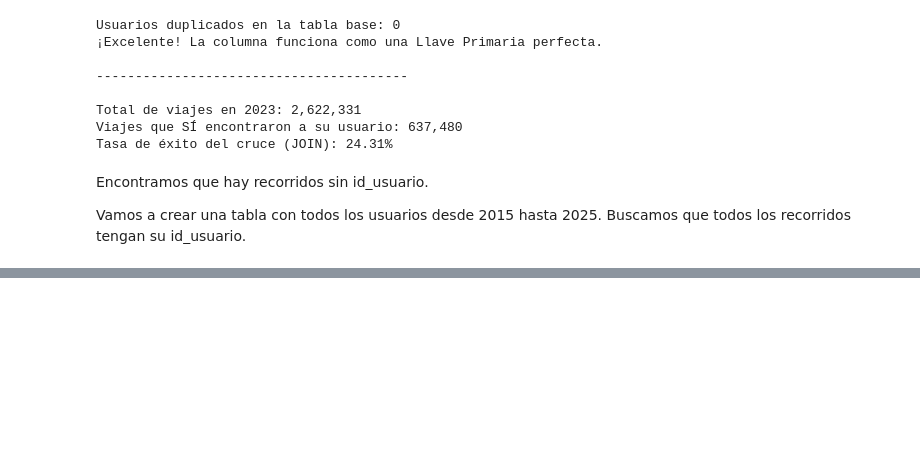
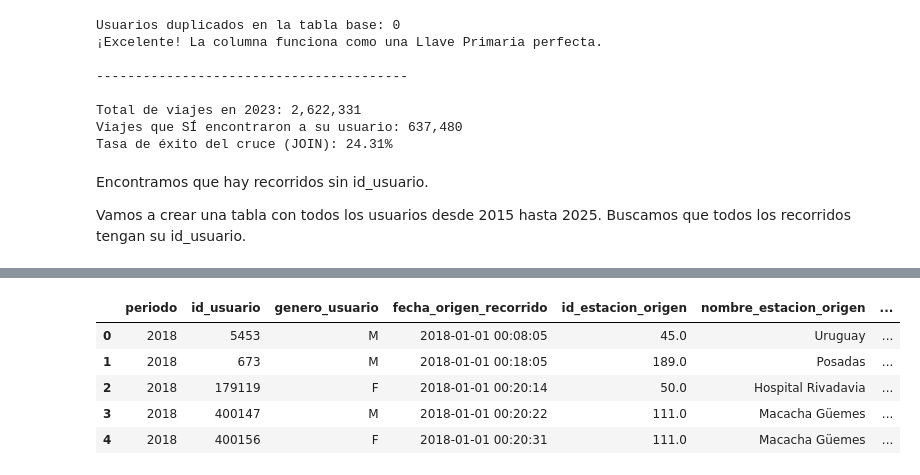
Before and after one commit to Nahirmendozacrespo/analisis-movilidad-ecobici, a Jupyter notebook: ecobici.ipynb, the cells around one changed output, grey strips where cells are left out. Cells and saved outputs as stored; diff of their text form; code cells hidden in the pictures; blank space fills up the shorter version.

```diff
--- a/ecobici.ipynb
+++ b/ecobici.ipynb
@@ -390,0 +704,11 @@ KeyError: 'id_usuario'
+# %%
+recorridos2018 = '/content/drive/MyDrive/ecobici/recorridos/recorridos-realizados-2018.csv'
+df_recorridos2018 = pd.read_csv(recorridos2018)
+df_recorridos2018.head()
+# %% [output]
+|  | periodo | id_usuario | genero_usuario | fecha_origen_recorrido | id_estacion_origen | nombre_estacion_origen | ... |
+| 0 | 2018 | 5453 | M | 2018-01-01 00:08:05 | 45.0 | Uruguay | ... |
+| 1 | 2018 | 673 | M | 2018-01-01 00:18:05 | 189.0 | Posadas | ... |
+| 2 | 2018 | 179119 | F | 2018-01-01 00:20:14 | 50.0 | Hospital Rivadavia | ... |
+| 3 | 2018 | 400147 | M | 2018-01-01 00:20:22 | 111.0 | Macacha Güemes | ... |
+| 4 | 2018 | 400156 | F | 2018-01-01 00:20:31 | 111.0 | Macacha Güemes | ... |
```
Also changed, not shown: parts of 35 cells of this notebook.
